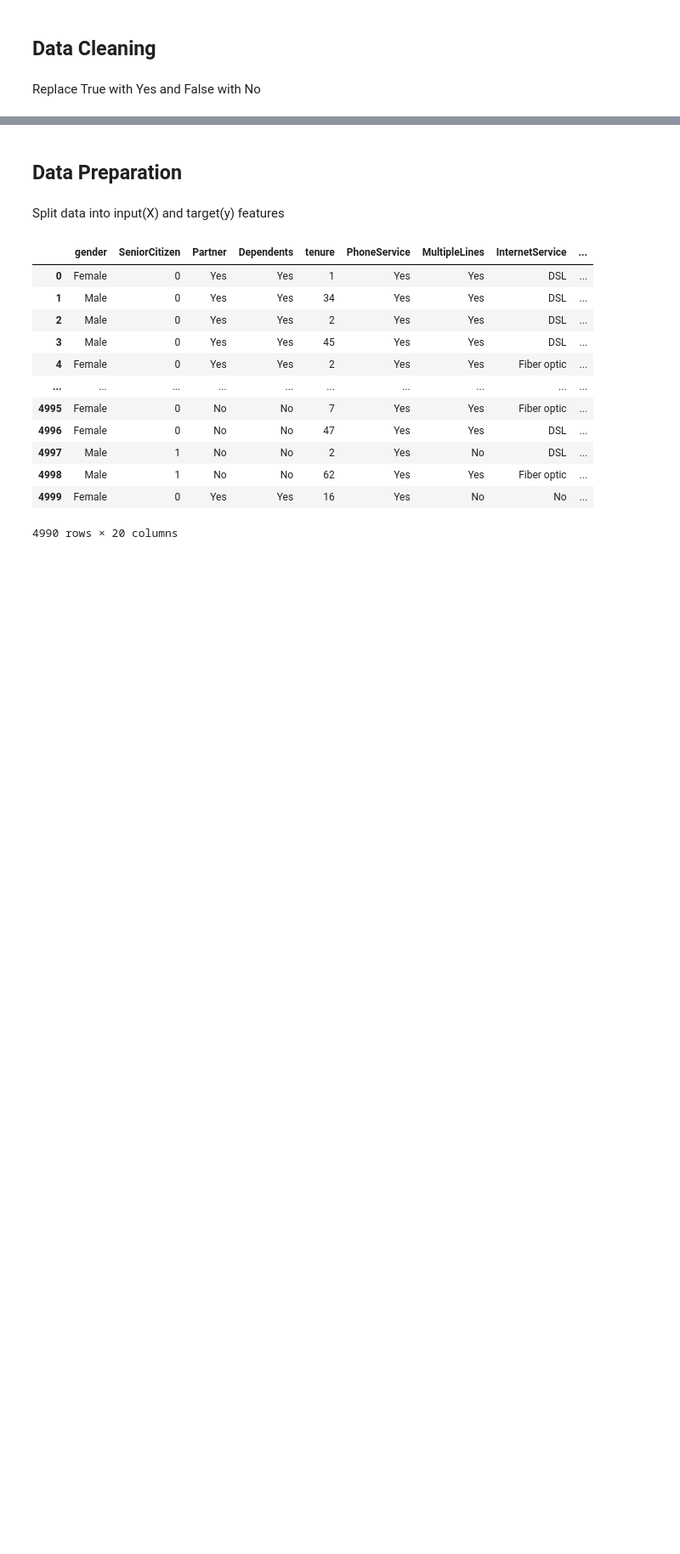
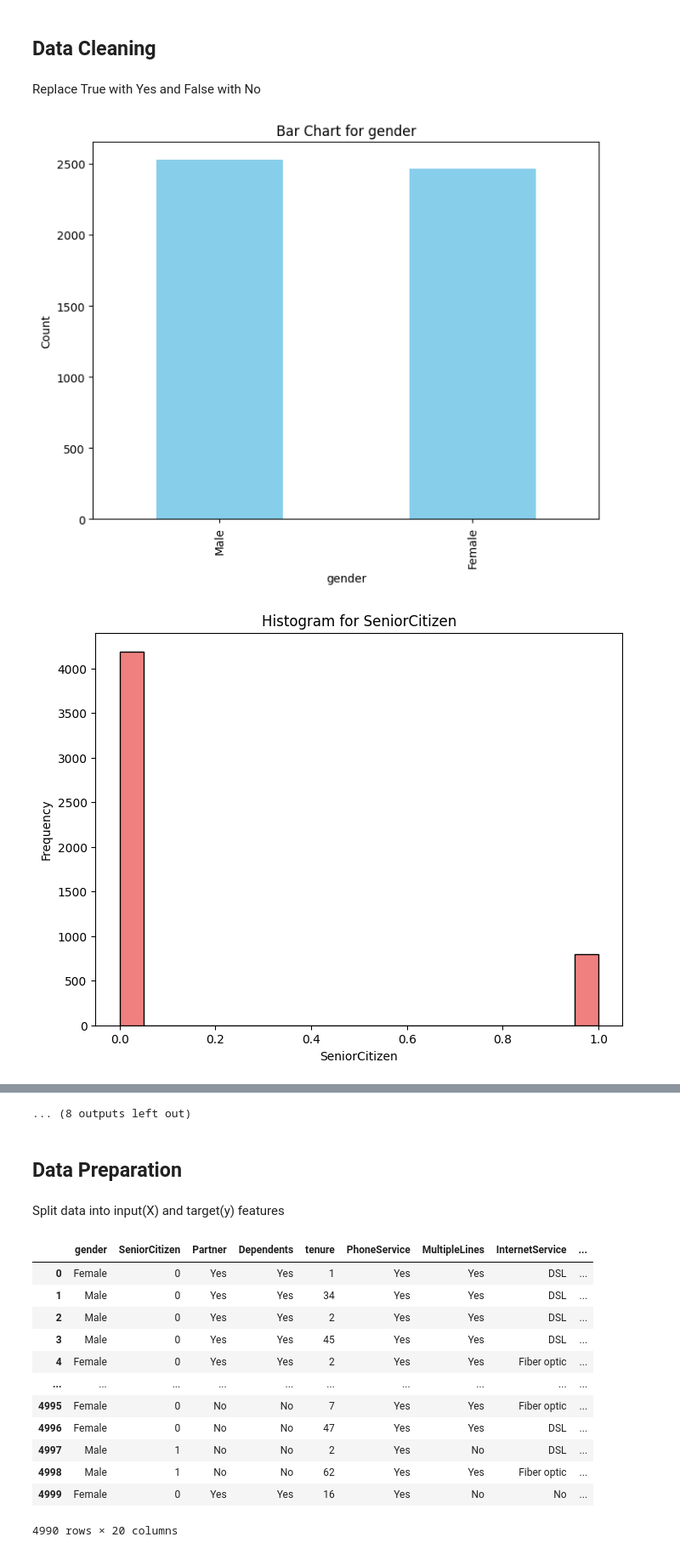
Before and after one commit to willappaw/LP2_Classification_Sojourn, a Jupyter notebook: ml_lp2_notebook.ipynb, the cells around one changed output, grey strips where cells are left out. Shown at 85% size. Saved outputs shown, nothing was run; the diff lists cells and outputs as text; code cells hidden in the pictures; blank space fills up the shorter version.

```diff
--- a/ml_lp2_notebook.ipynb
+++ b/ml_lp2_notebook.ipynb
@@ -580,16 +535,0 @@ plt.show()
-# %%
-import matplotlib.pyplot as plt
-
-# Assuming df is your DataFrame
-for column in df.columns:
-    # Plotting the bar chart for each column
-    plt.figure(figsize=(20, 10))
-    plt.bar(df[column].value_counts().index, df[column].value_counts(), color='blue')
-
-    # Adding labels and title
-    plt.xlabel(column)
-    plt.ylabel('Count')
-    plt.title(f'Bar Chart for {column}')
-
-    # Display the chart
-    plt.show()
@@ -623,3 +572,25 @@ mode_value = df['MultipleLines'].mode()[0]
 
 # Replace NaN values with the mode
 df['MultipleLines'].fillna(mode_value, inplace=True)
+# %%
+ # Display bar charts for all variables
+for column in df.columns:
+    if df[column].dtype == 'object':
+        # Bar chart for categorical variables
+        plt.figure(figsize=(8, 6))
+        df[column].value_counts().plot(kind='bar', color='skyblue')
+        plt.title(f'Bar Chart for {column}')
+        plt.xlabel(column)
+        plt.ylabel('Count')
+        plt.show()
+    else:
+        # Histogram for numerical variables
+        plt.figure(figsize=(8, 6))
+        plt.hist(df[column], bins=20, color='lightcoral', edgecolor='black')
+        plt.title(f'Histogram for {column}')
+        plt.xlabel(column)
+        plt.ylabel('Frequency')
+        plt.show()
+# %% [output]
+[figure, added]
+[figure, added]
@@ -626,3 +607,4 @@ df['MultipleLines'].fillna(mode_value, inplace=True)
+... (8 outputs left out)
 # %% [markdown]
 ## Data Preparation
 # %% [markdown]
```
Also changed, not shown: parts of 94 cells of this notebook.
